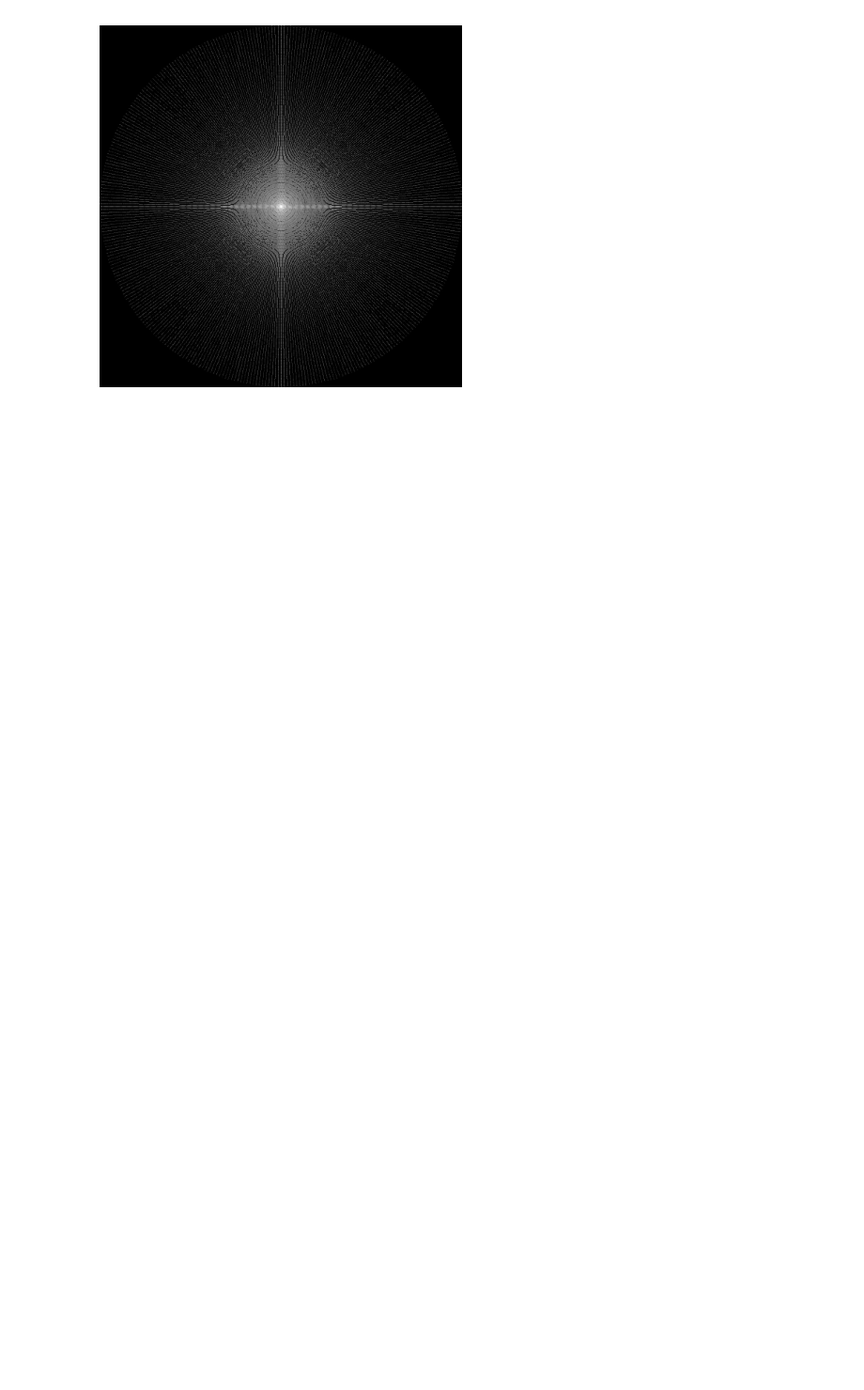
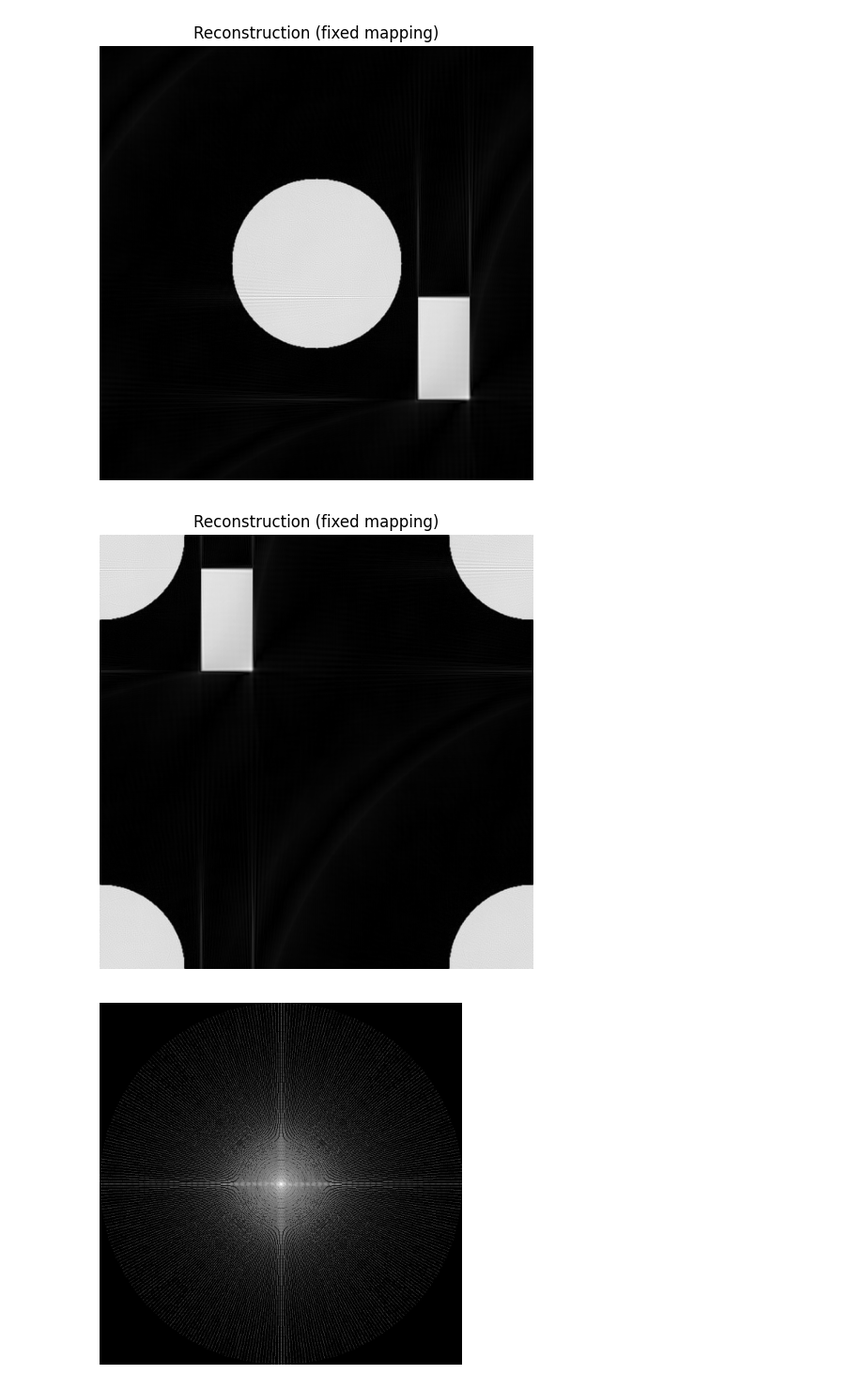
Before and after one commit to TomerFriling/reconstruction_examples_for_master, a Jupyter notebook: plots_intro_reconstruction.ipynb, the cells around one changed output. Shown: that part at 94% size. Cells and saved outputs as stored; diff of their text form; code cells hidden in the pictures; blank space fills up the shorter version.

Commit message:
add back_projection

```diff
--- a/plots_intro_reconstruction.ipynb
+++ b/plots_intro_reconstruction.ipynb
@@ -236,6 +221,82 @@ plt.show()
 # %% [output]
 [interactive output not drawn]
 [interactive output not drawn]
+# %%
+
+# Assume: sinogram, azi_angles, size already defined
+S = sinogram.shape[0]
+N = len(azi_angles)
+center = S // 2
+
+# Compute 1D FFTs (rows of sinogram)
+sinogram_fft_rows = np.fft.fftshift(np.fft.fft(np.fft.ifftshift(sinogram, axes=0), axis=0), axes=0)
+
+# Flatten all FFT samples with their corresponding positions
+r = np.arange(S) - center
+angles_rad = np.deg2rad(azi_angles)
+r_grid, angle_grid = np.meshgrid(r, angles_rad)
+
+# Coordinates in 2D Fourier domain
+srcx = center + r_grid * np.cos(angle_grid)
+srcy = center + r_grid * np.sin(angle_grid)
+values = sinogram_fft_rows.T.flatten()  # each column was a projection
+
+# Destination grid
+dstx, dsty = np.meshgrid(np.arange(S), np.arange(S))
+dst_points = np.stack((dsty.ravel(), dstx.ravel()), axis=-1)
+
+# Interpolation to Cartesian grid
+from scipy.interpolate import griddata
+
+fft2_cartesian = griddata(
+    (srcy.flatten(), srcx.flatten()),
+    values,
+    dst_points,
+    method='cubic',  # or 'linear' if sparse
+    fill_value=0
+).reshape((S, S))
+
+# Inverse FFT
+ifft_input = np.fft.ifftshift(fft2_cartesian)
+reconstructed = np.fft.ifft2(ifft_input)
+reconstructed = np.fft.fftshift(reconstructed)
+reconstructed = np.abs(reconstructed)
+reconstructed -= reconstructed.min()
+reconstructed /= reconstructed.max()
+
+# Show
+plt.figure(figsize=(6, 6))
+plt.imshow(reconstructed, cmap='gray')
+plt.axis('off')
+plt.title("Reconstruction (fixed mapping)")
+plt.show()
+# Interpolation to Cartesian grid
+from scipy.interpolate import griddata
+
+fft2_cartesian = griddata(
+    (srcy.flatten(), srcx.flatten()),
+    values,
+    dst_points,
+    method='cubic',  # or 'linear' if sparse
+    fill_value=0
+).reshape((S, S))
+
+# Inverse FFT
+ifft_input = np.fft.ifftshift(fft2_cartesian)
+reconstructed = np.fft.ifft2(ifft_input)
+reconstructed = np.abs(reconstructed)
+reconstructed -= reconstructed.min()
+reconstructed /= reconstructed.max()
+
+# Show
+plt.figure(figsize=(6, 6))
+plt.imshow(reconstructed, cmap='gray')
+plt.axis('off')
+plt.title("Reconstruction (fixed mapping)")
+plt.show()
+# %% [output]
+[figure, added]
+[figure, added]
 # %%
 # to stop the interactive mode
 
```
Also changed, not shown: parts of 12 cells of this notebook, 24 other files.
